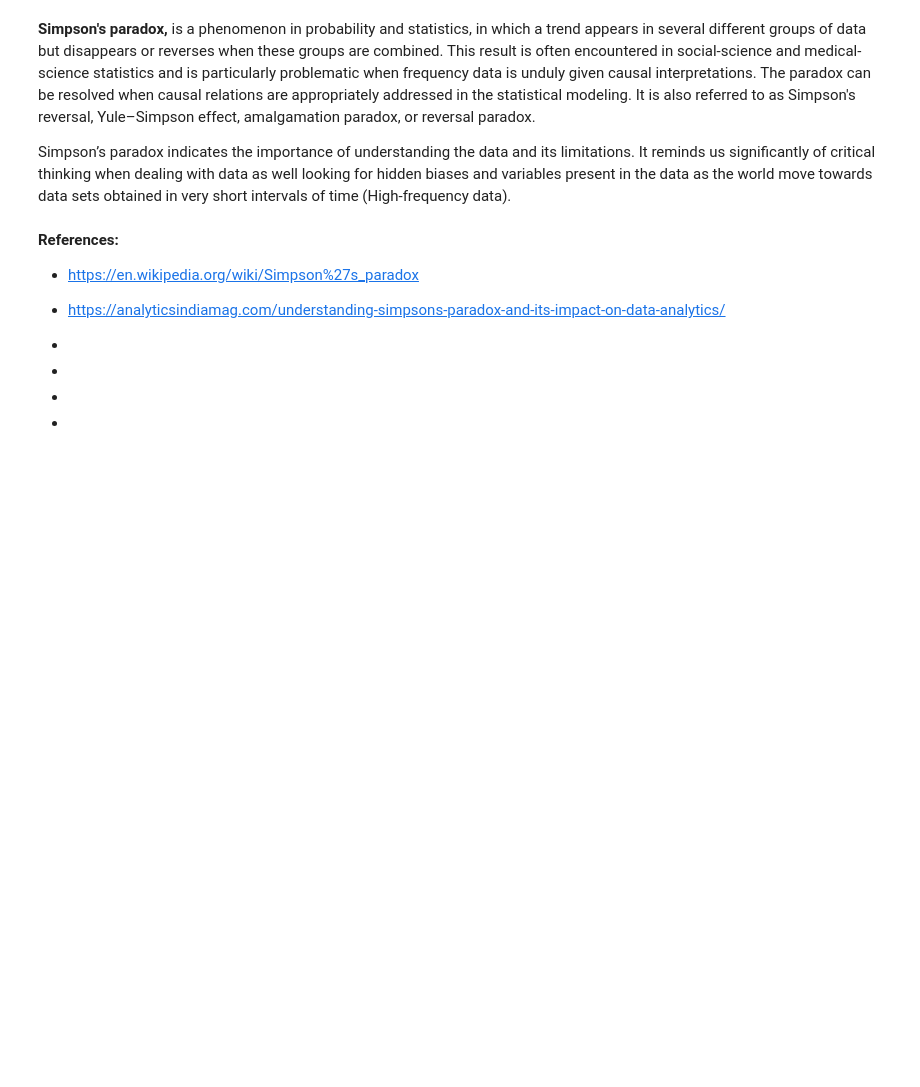
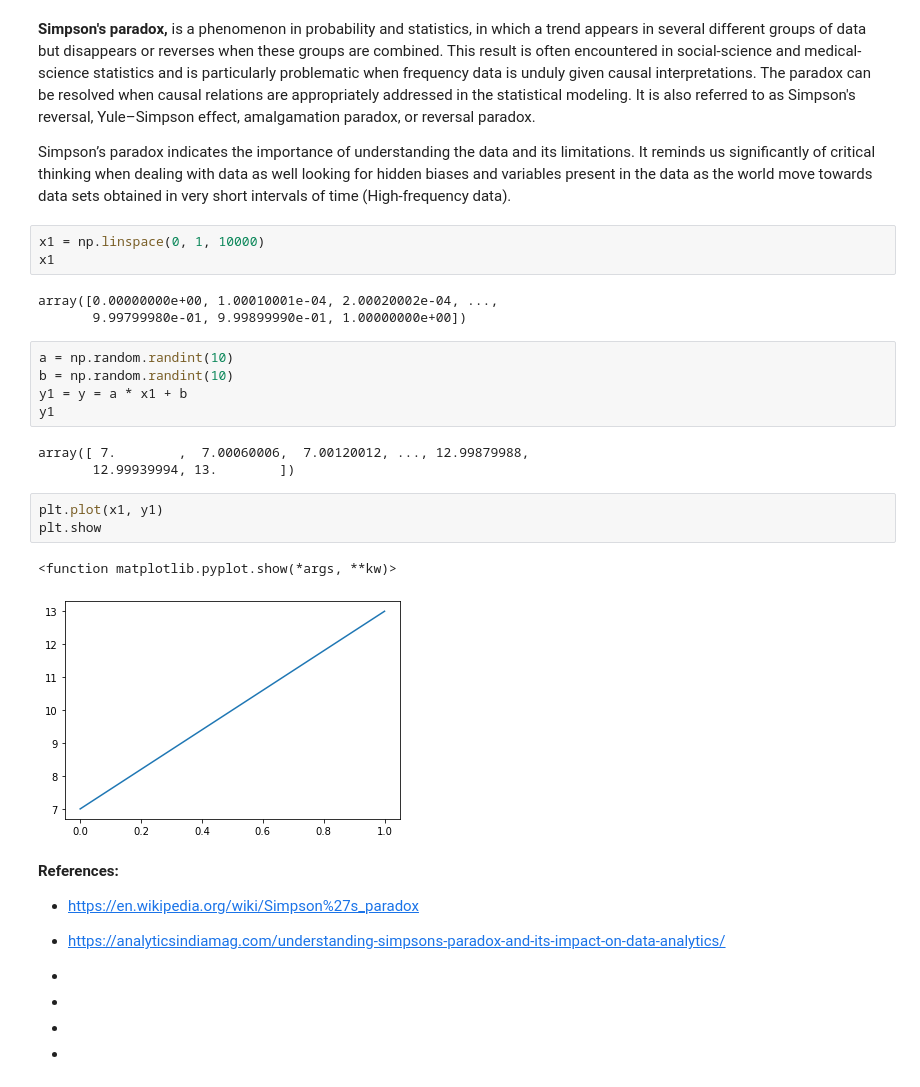
Before and after one commit to radekv23/Tasks-2020, a Jupyter notebook: Tasks.ipynb, the cells around one changed output. Saved outputs shown, nothing was run; the diff lists cells and outputs as text; blank space fills up the shorter version.

```diff
--- a/Tasks.ipynb
+++ b/Tasks.ipynb
@@ -327,6 +327,26 @@ plt.show()
 **Simpson's paradox,** is a phenomenon in probability and statistics, in which a trend appears in several different groups of data but disappears or reverses when these groups are combined. This result is often encountered in social-science and medical-science statistics and is particularly problematic when frequency data is unduly given causal interpretations. The paradox can be resolved when causal relations are appropriately addressed in the statistical modeling. It is also referred to as Simpson's reversal, Yule–Simpson effect, amalgamation paradox, or reversal paradox.
 
 Simpson’s paradox indicates the importance of understanding the data and its limitations. It reminds us significantly of critical thinking when dealing with data as well looking for hidden biases and variables present in the data as the world move towards data sets obtained in very short intervals of time (High-frequency data).
+# %%
+x1 = np.linspace(0, 1, 10000)
+x1
+# %% [output]
+array([0.00000000e+00, 1.00010001e-04, 2.00020002e-04, ...,
+       9.99799980e-01, 9.99899990e-01, 1.00000000e+00])
+# %%
+a = np.random.randint(10)
+b = np.random.randint(10)
+y1 = y = a * x1 + b
+y1
+# %% [output]
+array([ 7.        ,  7.00060006,  7.00120012, ..., 12.99879988,
+       12.99939994, 13.        ])
+# %%
+plt.plot(x1, y1)
+plt.show
+# %% [output]
+<function matplotlib.pyplot.show(*args, **kw)>
+[figure, added]
 # %% [markdown]
 **References:**<br>
 
```
Also changed, not shown: parts of 14 cells of this notebook.
